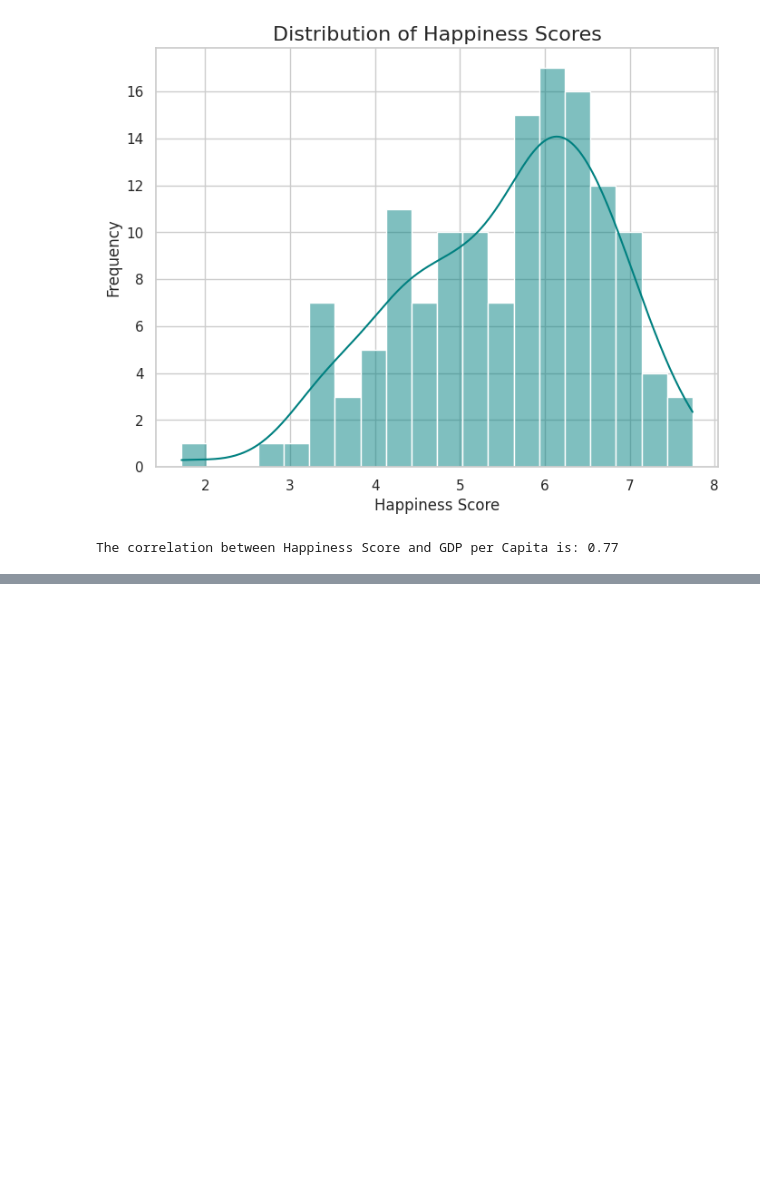
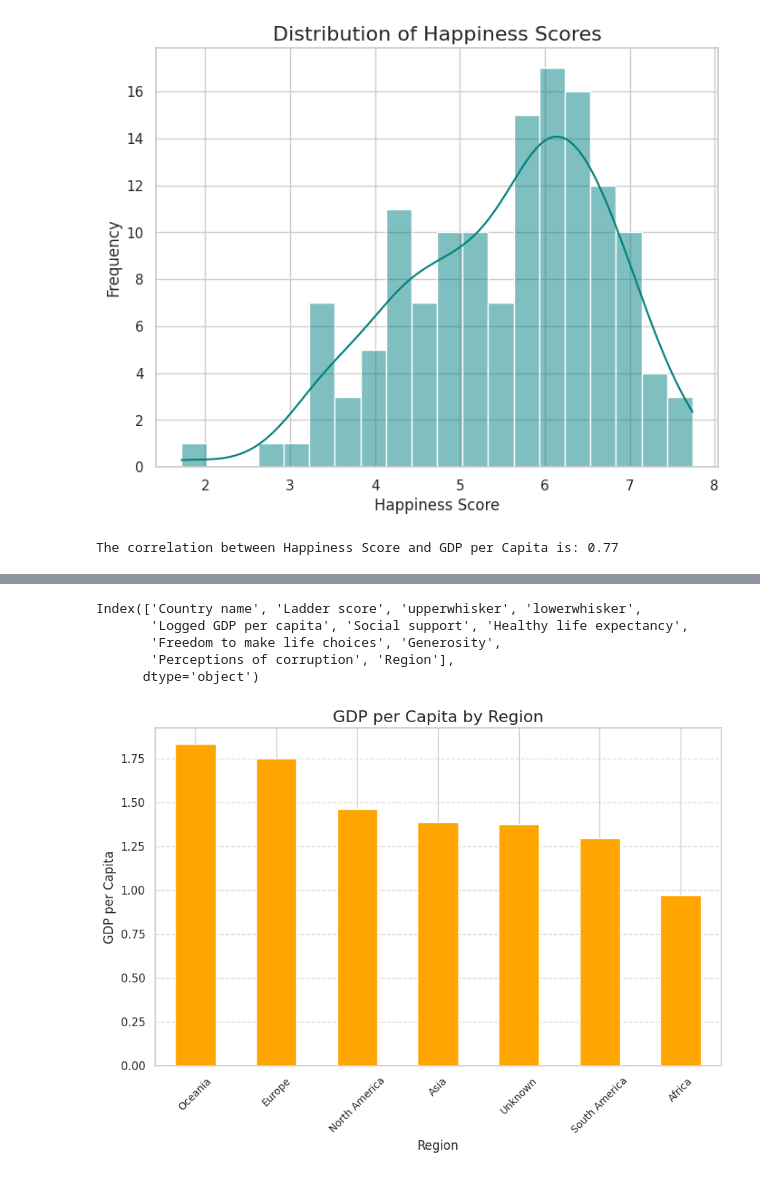
Before and after one commit to sbogde/pandamonium, a Jupyter notebook: dmi_01_world_happiness_report_01.ipynb, the cells around one changed output, grey strips where cells are left out. Cells and saved outputs as stored; diff of their text form; code cells hidden in the pictures; blank space fills up the shorter version.

```diff
--- a/dmi_01_world_happiness_report_01.ipynb
+++ b/dmi_01_world_happiness_report_01.ipynb
@@ -134,0 +155,21 @@ The correlation between Happiness Score and GDP per Capita is: 0.77
+# %%
+import pycountry_convert as pc
+
+def country_to_continent(country_name):
+    try:
+        country_alpha2 = pc.country_name_to_country_alpha2(country_name)
+        continent_code = pc.country_alpha2_to_continent_code(country_alpha2)
+        continent_name = pc.convert_continent_code_to_continent_name(continent_code)
+        return continent_name
+    except Exception as e:
+        return 'Unknown'
+
+df['Region'] = df['Country name'].apply(country_to_continent)
+# %%
+print(df.columns)
+# %% [output]
+Index(['Country name', 'Ladder score', 'upperwhisker', 'lowerwhisker',
+       'Logged GDP per capita', 'Social support', 'Healthy life expectancy',
+       'Freedom to make life choices', 'Generosity',
+       'Perceptions of corruption', 'Region'],
+      dtype='object')
@@ -134,0 +178,14 @@ The correlation between Happiness Score and GDP per Capita is: 0.77
+# %%
+# Mean GDP per region shown in a bar chart
+gdp_trends = df.groupby('Region')['Logged GDP per capita'].mean().sort_values(ascending=False)
+
+plt.figure(figsize=(10, 6))
+gdp_trends.plot(kind='bar', color='orange')
+plt.title('GDP per Capita by Region', fontsize=16)
+plt.xlabel('Region', fontsize=12)
+plt.ylabel('GDP per Capita', fontsize=12)
+plt.xticks(rotation=45, fontsize=10)
+plt.grid(axis='y', linestyle='--', alpha=0.7)
+plt.show()
+# %% [output]
+[figure, added]
```
Also changed, not shown: parts of 2 cells of this notebook.
